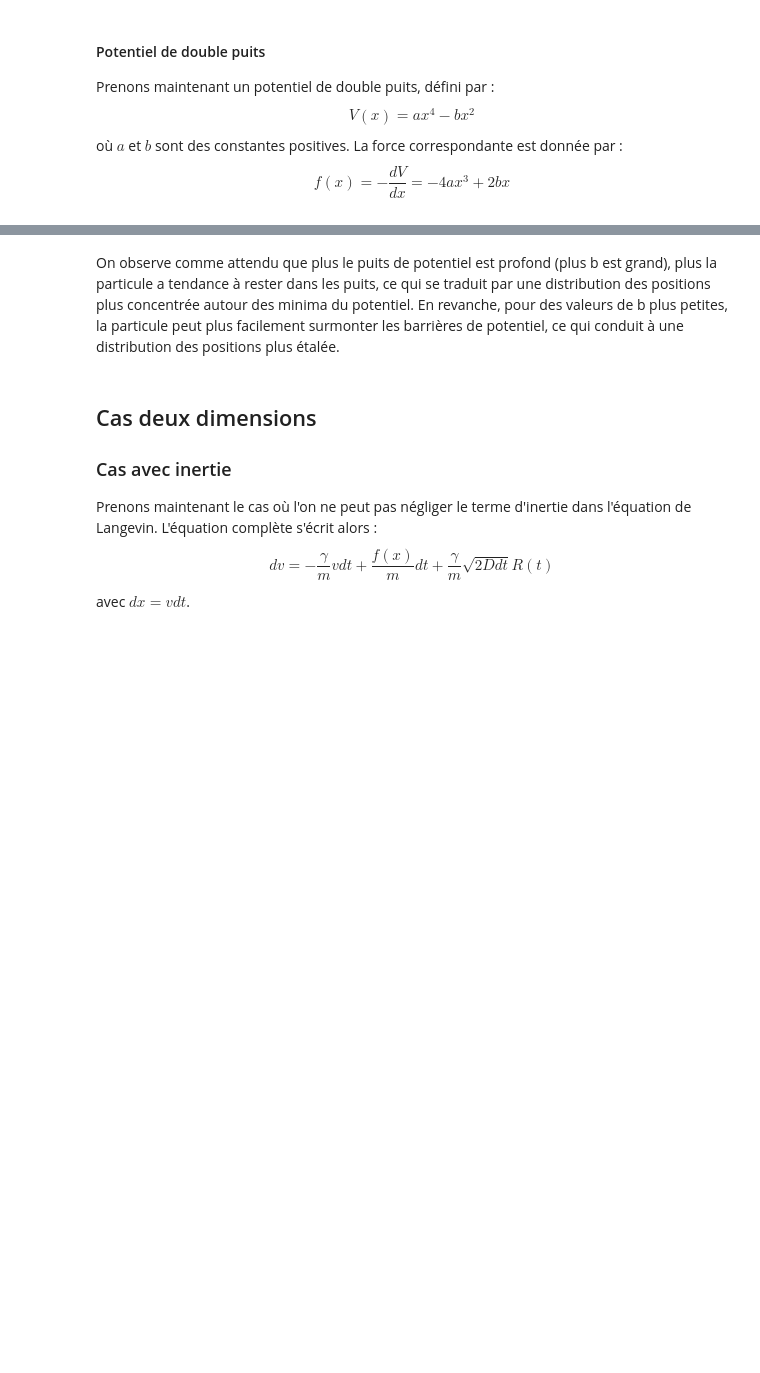
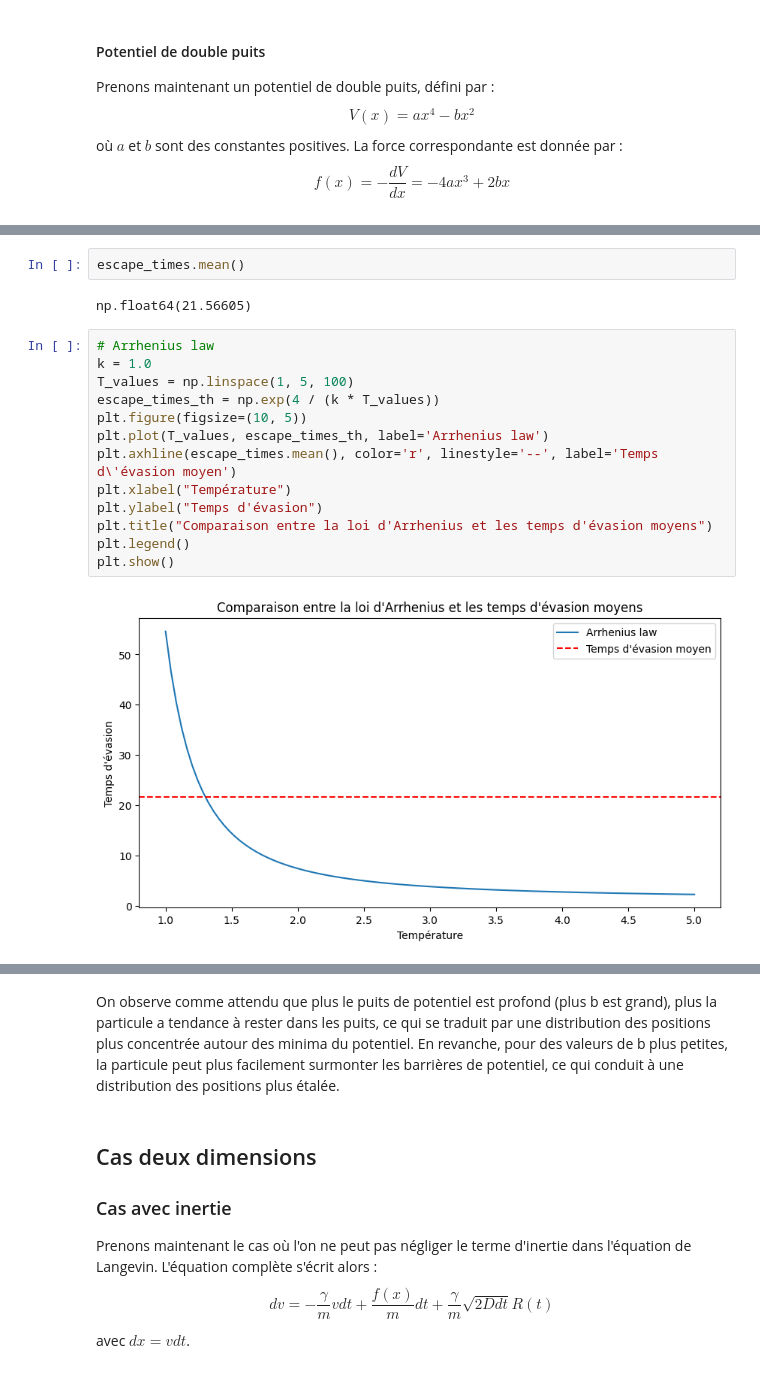
Before and after one commit to ostix360/Brownian-Motion, a Jupyter notebook: CR.ipynb, the cells around one changed output, grey strips where cells are left out. Saved outputs shown, nothing was run; the diff lists cells and outputs as text; blank space fills up the shorter version.

```diff
--- a/CR.ipynb
+++ b/CR.ipynb
@@ -221,3 +228,22 @@ plt.show()
+# %%
+escape_times.mean()
+# %% [output]
+np.float64(21.56605)
+# %%
+# Arrhenius law
+k = 1.0
+T_values = np.linspace(1, 5, 100)
+escape_times_th = np.exp(4 / (k * T_values))
+plt.figure(figsize=(10, 5))
+plt.plot(T_values, escape_times_th, label='Arrhenius law')
+plt.axhline(escape_times.mean(), color='r', linestyle='--', label='Temps d\'évasion moyen')
+plt.xlabel("Température")
+plt.ylabel("Temps d'évasion")
+plt.title("Comparaison entre la loi d'Arrhenius et les temps d'évasion moyens")
+plt.legend()
+plt.show()
+# %% [output]
+[figure, added]
 # %%
 # Les 3 graphes avec différentes valeurs de b
 
```
Also changed, not shown: parts of 10 cells of this notebook.
